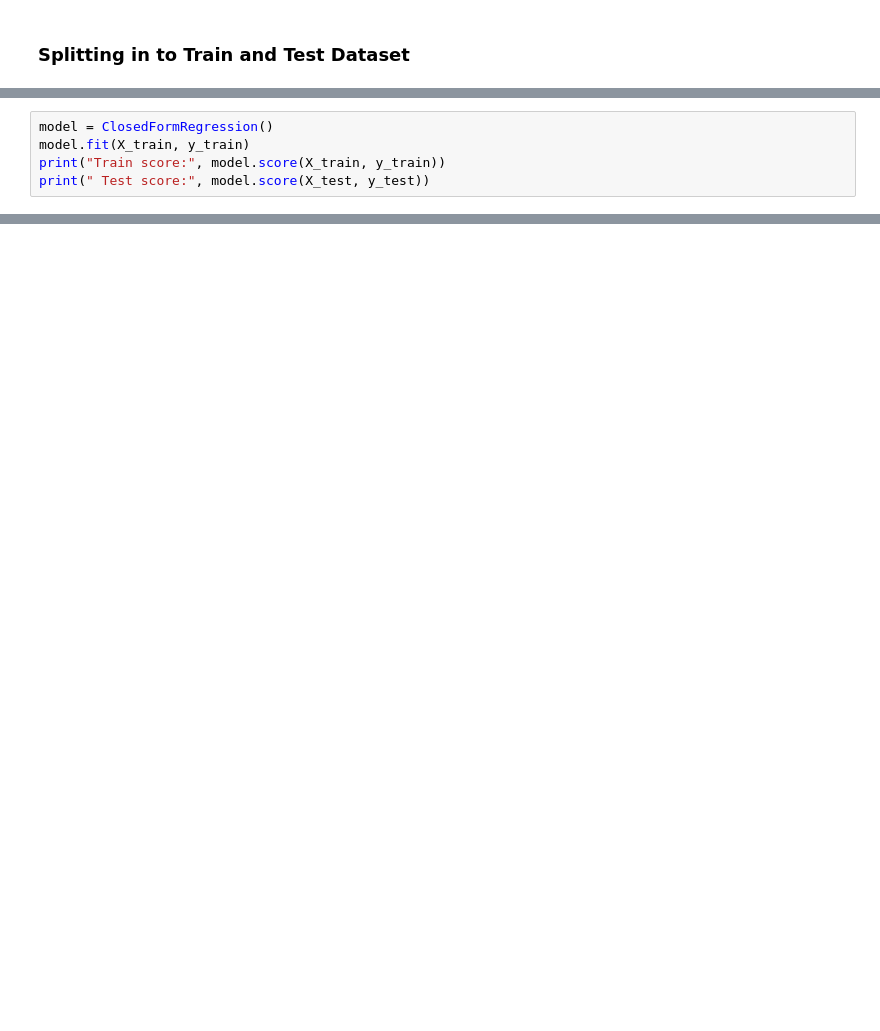
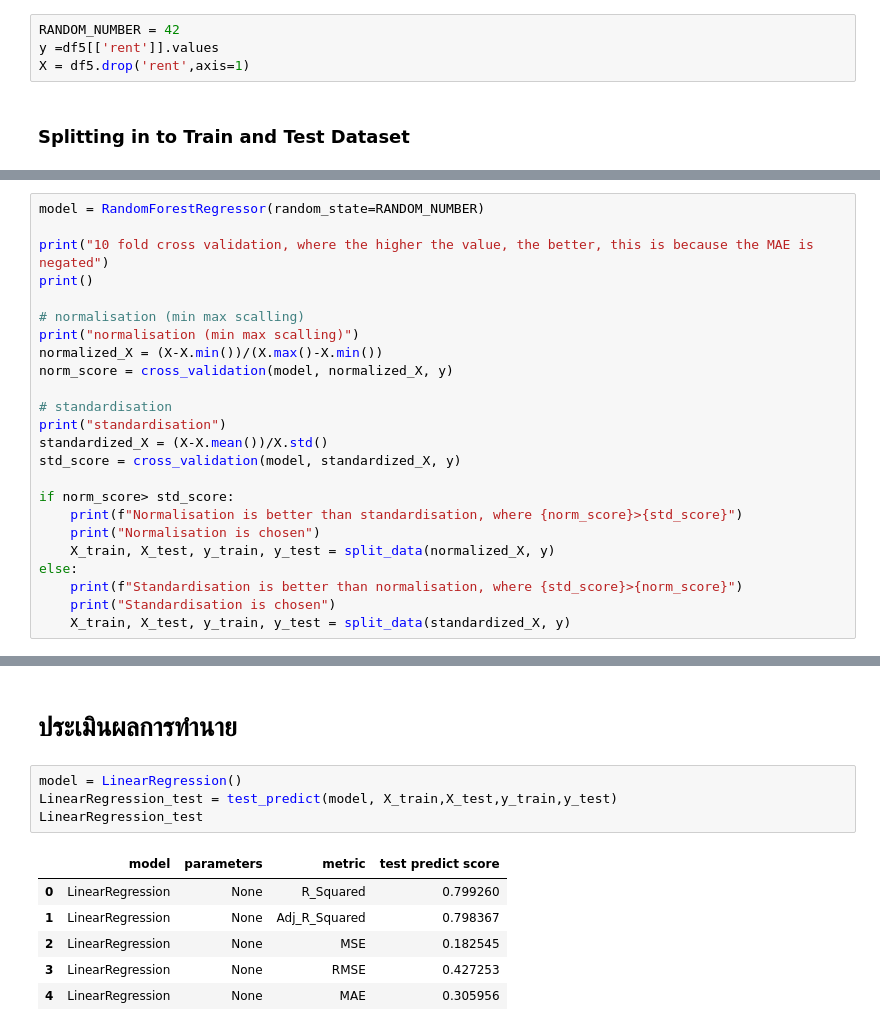
Before and after one commit to MrYellowSock/House-Rent-Prediction-in-India, a Jupyter notebook: HouseRentIndia.ipynb, the cells around one changed output, grey strips where cells are left out. Saved outputs shown, nothing was run; the diff lists cells and outputs as text; blank space fills up the shorter version.

```diff
--- a/HouseRentIndia.ipynb
+++ b/HouseRentIndia.ipynb
@@ -359,2 +381,6 @@ y = df['Rent']
+# %%
+RANDOM_NUMBER = 42
+y =df5[['rent']].values
+X = df5.drop('rent',axis=1)
 # %% [markdown]
 ### Splitting in to Train and Test Dataset
@@ -480,5 +386,0 @@ class ClosedFormRegression:
-# %%
-model = ClosedFormRegression()
-model.fit(X_train, y_train)
-print("Train score:", model.score(X_train, y_train))
-print(" Test score:", model.score(X_test, y_test))
@@ -509,0 +543,24 @@ print(X_train,y_train)
+# %%
+model = RandomForestRegressor(random_state=RANDOM_NUMBER)
+
+print("10 fold cross validation, where the higher the value, the better, this is because the MAE is negated")
+print()
+
+# normalisation (min max scalling)
+print("normalisation (min max scalling)")
+normalized_X = (X-X.min())/(X.max()-X.min())
+norm_score = cross_validation(model, normalized_X, y)
+
+# standardisation
+print("standardisation")
+standardized_X = (X-X.mean())/X.std()
+std_score = cross_validation(model, standardized_X, y)
+
+if norm_score> std_score:
+    print(f"Normalisation is better than standardisation, where {norm_score}>{std_score}")
+    print("Normalisation is chosen")
+    X_train, X_test, y_train, y_test = split_data(normalized_X, y)
+else:
+    print(f"Standardisation is better than normalisation, where {std_score}>{norm_score}")
+    print("Standardisation is chosen")
+    X_train, X_test, y_train, y_test = split_data(standardized_X, y)
@@ -509,0 +585,13 @@ print(X_train,y_train)
+# %% [markdown]
+# ประเมินผลการทำนาย
+# %%
+model = LinearRegression()
+LinearRegression_test = test_predict(model, X_train,X_test,y_train,y_test)
+LinearRegression_test
+# %% [output]
+|  | model | parameters | metric | test predict score |
+| 0 | LinearRegression | None | R_Squared | 0.799260 |
+| 1 | LinearRegression | None | Adj_R_Squared | 0.798367 |
+| 2 | LinearRegression | None | MSE | 0.182545 |
+| 3 | LinearRegression | None | RMSE | 0.427253 |
+| 4 | LinearRegression | None | MAE | 0.305956 |
```
Also changed, not shown: parts of 36 cells of this notebook.
